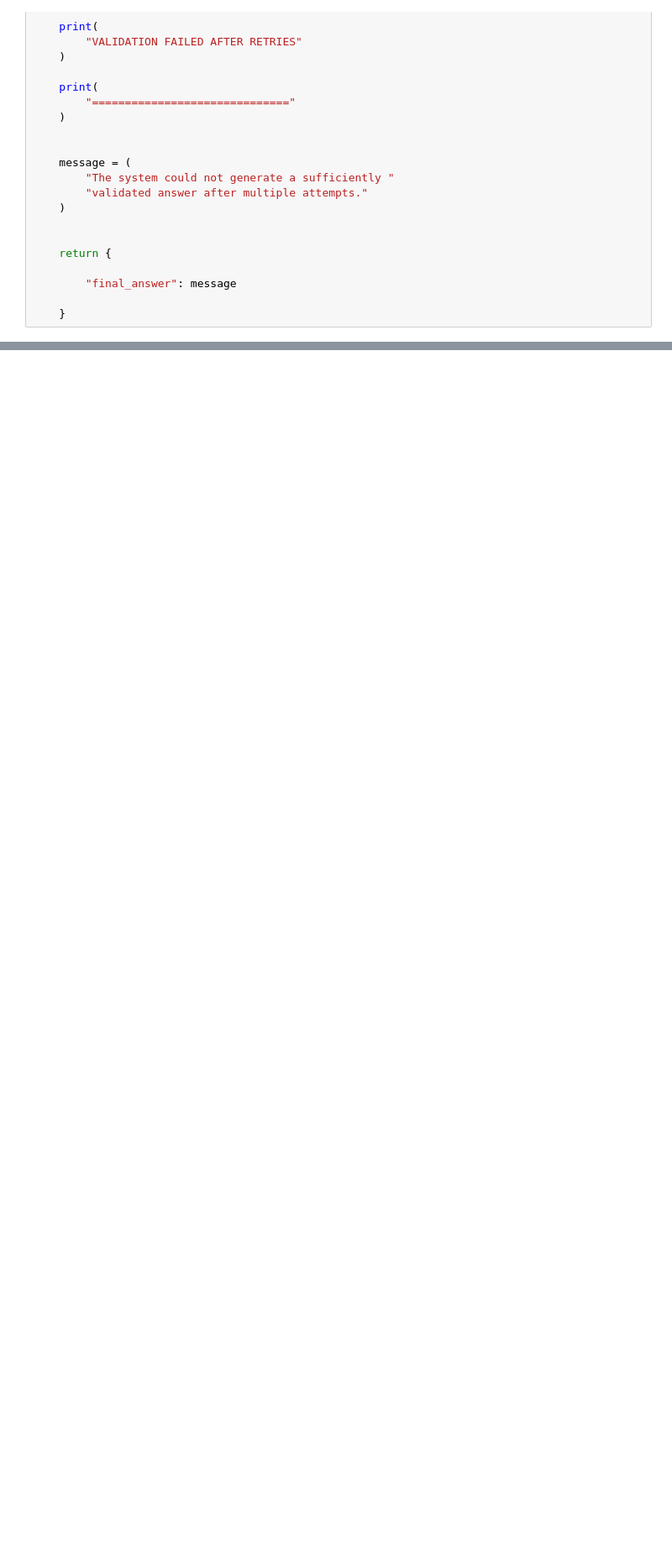
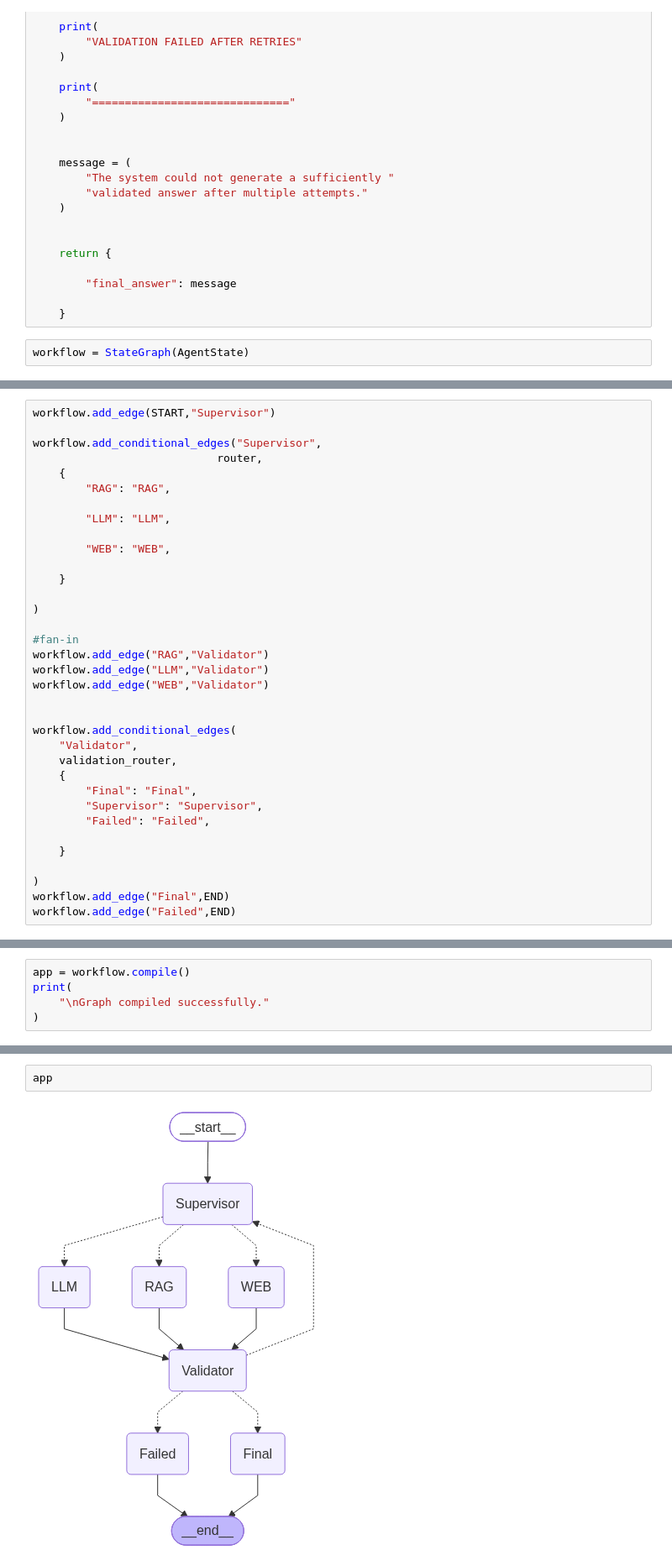
Before and after one commit to anilpomar/Full-Stack-Gen-AI-BootCamp-KrishNaik-, a Jupyter notebook: Class-41-23-Aug-2026_Langgraph_Introduction/langgraph_intro.ipynb, the cells around one changed output, grey strips where cells are left out. Shown at 84% size. Cells and saved outputs as stored; diff of their text form; blank space fills up the shorter version.

Commit message:
Complex Workflow creation complete

```diff
--- a/Class-41-23-Aug-2026_Langgraph_Introduction/langgraph_intro.ipynb
+++ b/Class-41-23-Aug-2026_Langgraph_Introduction/langgraph_intro.ipynb
@@ -819,3 +1081,5 @@ def failed_node(
         "final_answer": message
 
     }
+# %%
+workflow = StateGraph(AgentState)
@@ -821,0 +1096,35 @@ def failed_node(
+# %%
+workflow.add_edge(START,"Supervisor")
+
+workflow.add_conditional_edges("Supervisor",
+                            router,
+    {
+        "RAG": "RAG",
+
+        "LLM": "LLM",
+
+        "WEB": "WEB",
+
+    }
+
+)
+
+#fan-in
+workflow.add_edge("RAG","Validator")
+workflow.add_edge("LLM","Validator")
+workflow.add_edge("WEB","Validator")
+
+
+workflow.add_conditional_edges(
+    "Validator",
+    validation_router,
+    {
+        "Final": "Final",
+        "Supervisor": "Supervisor",
+        "Failed": "Failed",
+
+    }
+
+)
+workflow.add_edge("Final",END)
+workflow.add_edge("Failed",END)
@@ -821,0 +1133,5 @@ def failed_node(
+# %%
+app = workflow.compile()
+print(
+    "\nGraph compiled successfully."
+)
@@ -821,0 +1140,4 @@ def failed_node(
+# %%
+app
+# %% [output]
+[figure, added]
```
Also changed, not shown: parts of 19 cells of this notebook, 1 other file.
